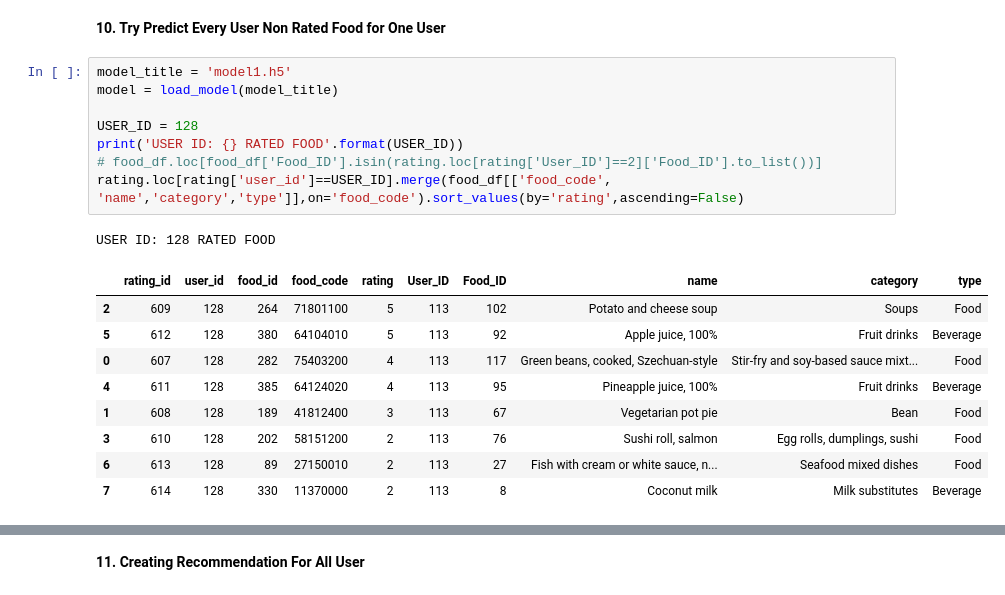
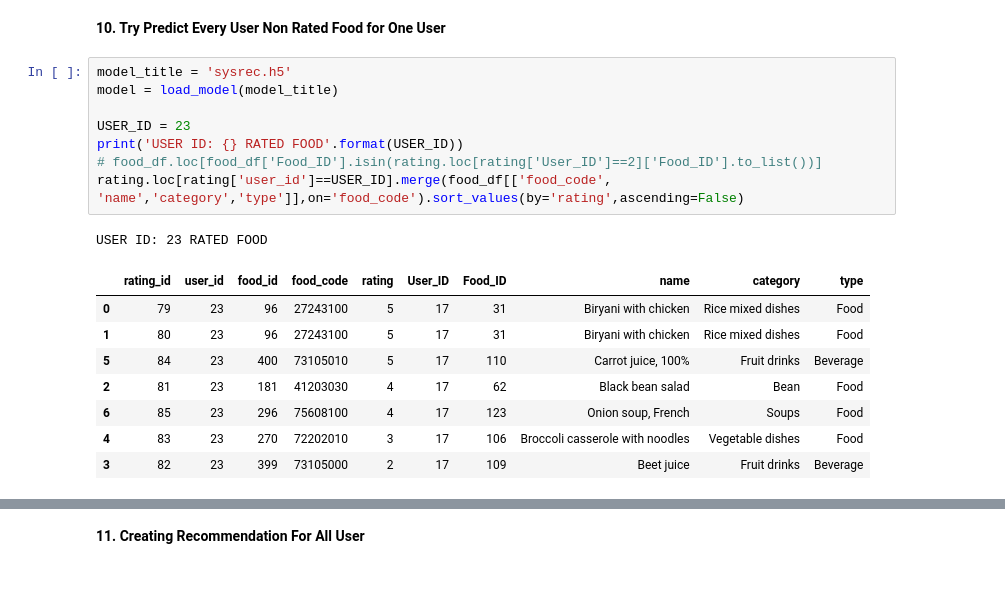
Before and after one commit to CH2-PS294-Product-Capstone-Bangkit-Team/food-recommendation, a Jupyter notebook: Tensorflow MF Food Recommendation.ipynb, the cells around one changed output, grey strips where cells are left out. Drawn from its saved outputs; the diff is of its cells as text.

```diff
--- a/Tensorflow MF Food Recommendation.ipynb
+++ b/Tensorflow MF Food Recommendation.ipynb
@@ -235,24 +233,23 @@ def get_topN_rec(user_id, model):
 # %% [markdown]
 **10. Try Predict Every User Non Rated Food for One User**
 # %%
-model_title = 'model1.h5'
+model_title = 'sysrec.h5'
 model = load_model(model_title)
 
-USER_ID = 128
+USER_ID = 23
 print('USER ID: {} RATED FOOD'.format(USER_ID))
 # food_df.loc[food_df['Food_ID'].isin(rating.loc[rating['User_ID']==2]['Food_ID'].to_list())]
 rating.loc[rating['user_id']==USER_ID].merge(food_df[['food_code', 'name','category','type']],on='food_code').sort_values(by='rating',ascending=False)
 # %% [output]
-USER ID: 128 RATED FOOD
+USER ID: 23 RATED FOOD
 |  | rating_id | user_id | food_id | food_code | rating | User_ID | Food_ID | name | category | type |
-| 2 | 609 | 128 | 264 | 71801100 | 5 | 113 | 102 | Potato and cheese soup | Soups | Food |
-| 5 | 612 | 128 | 380 | 64104010 | 5 | 113 | 92 | Apple juice, 100% | Fruit drinks | Beverage |
-| 0 | 607 | 128 | 282 | 75403200 | 4 | 113 | 117 | Green beans, cooked, Szechuan-style | Stir-fry and soy-based sauce mixt... | Food |
-| 4 | 611 | 128 | 385 | 64124020 | 4 | 113 | 95 | Pineapple juice, 100% | Fruit drinks | Beverage |
-| 1 | 608 | 128 | 189 | 41812400 | 3 | 113 | 67 | Vegetarian pot pie | Bean | Food |
-| 3 | 610 | 128 | 202 | 58151200 | 2 | 113 | 76 | Sushi roll, salmon | Egg rolls, dumplings, sushi | Food |
-| 6 | 613 | 128 | 89 | 27150010 | 2 | 113 | 27 | Fish with cream or white sauce, n... | Seafood mixed dishes | Food |
-| 7 | 614 | 128 | 330 | 11370000 | 2 | 113 | 8 | Coconut milk | Milk substitutes | Beverage |
+| 0 | 79 | 23 | 96 | 27243100 | 5 | 17 | 31 | Biryani with chicken | Rice mixed dishes | Food |
+| 1 | 80 | 23 | 96 | 27243100 | 5 | 17 | 31 | Biryani with chicken | Rice mixed dishes | Food |
+| 5 | 84 | 23 | 400 | 73105010 | 5 | 17 | 110 | Carrot juice, 100% | Fruit drinks | Beverage |
+| 2 | 81 | 23 | 181 | 41203030 | 4 | 17 | 62 | Black bean salad | Bean | Food |
+| 6 | 85 | 23 | 296 | 75608100 | 4 | 17 | 123 | Onion soup, French | Soups | Food |
+| 4 | 83 | 23 | 270 | 72202010 | 3 | 17 | 106 | Broccoli casserole with noodles | Vegetable dishes | Food |
+| 3 | 82 | 23 | 399 | 73105000 | 2 | 17 | 109 | Beet juice | Fruit drinks | Beverage |
 # %%
 print('RECOMENDATION FOR USER ID : ',USER_ID)
 rec_result = get_topN_rec(USER_ID, model)
```
Also changed, not shown: parts of 6 cells of this notebook, 11 other files.
